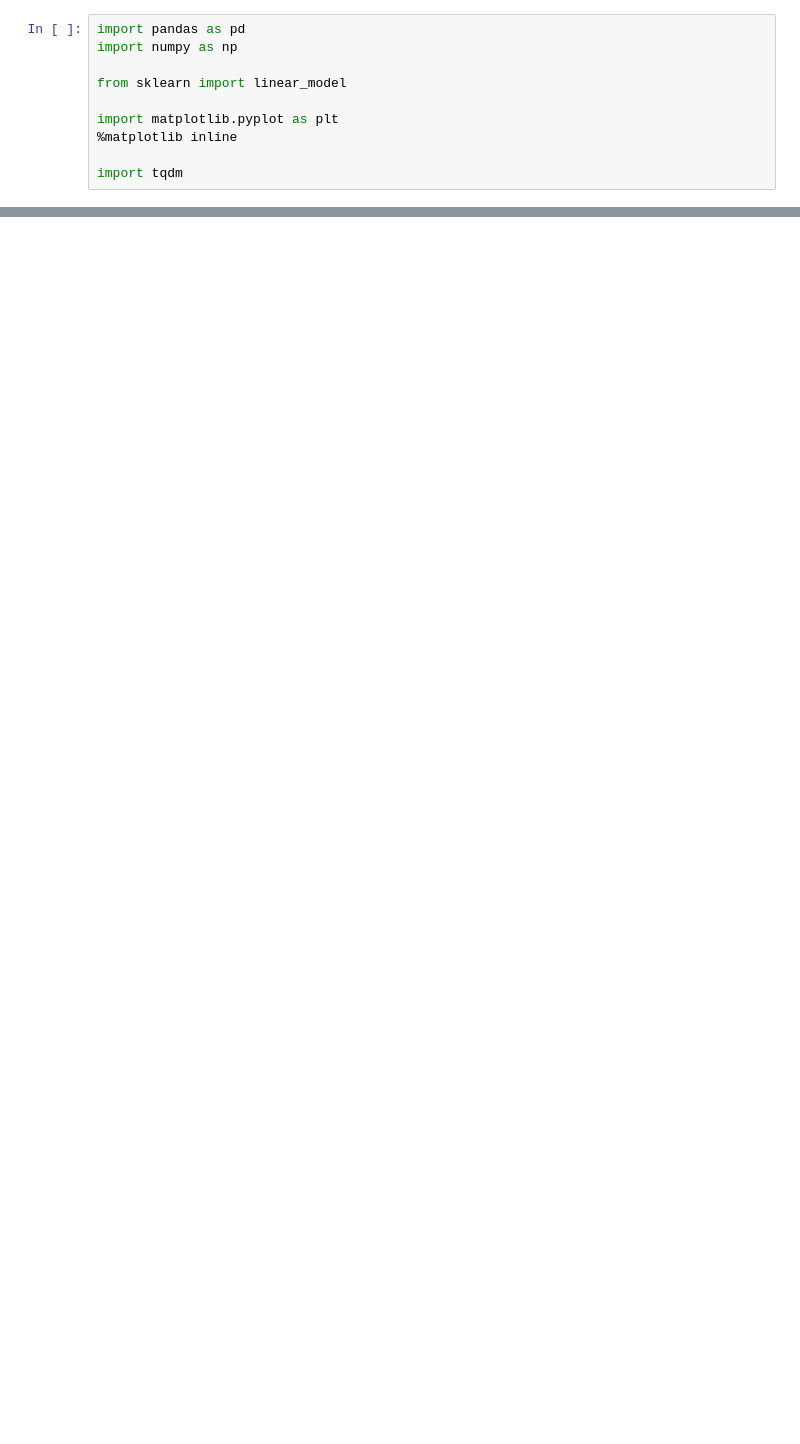
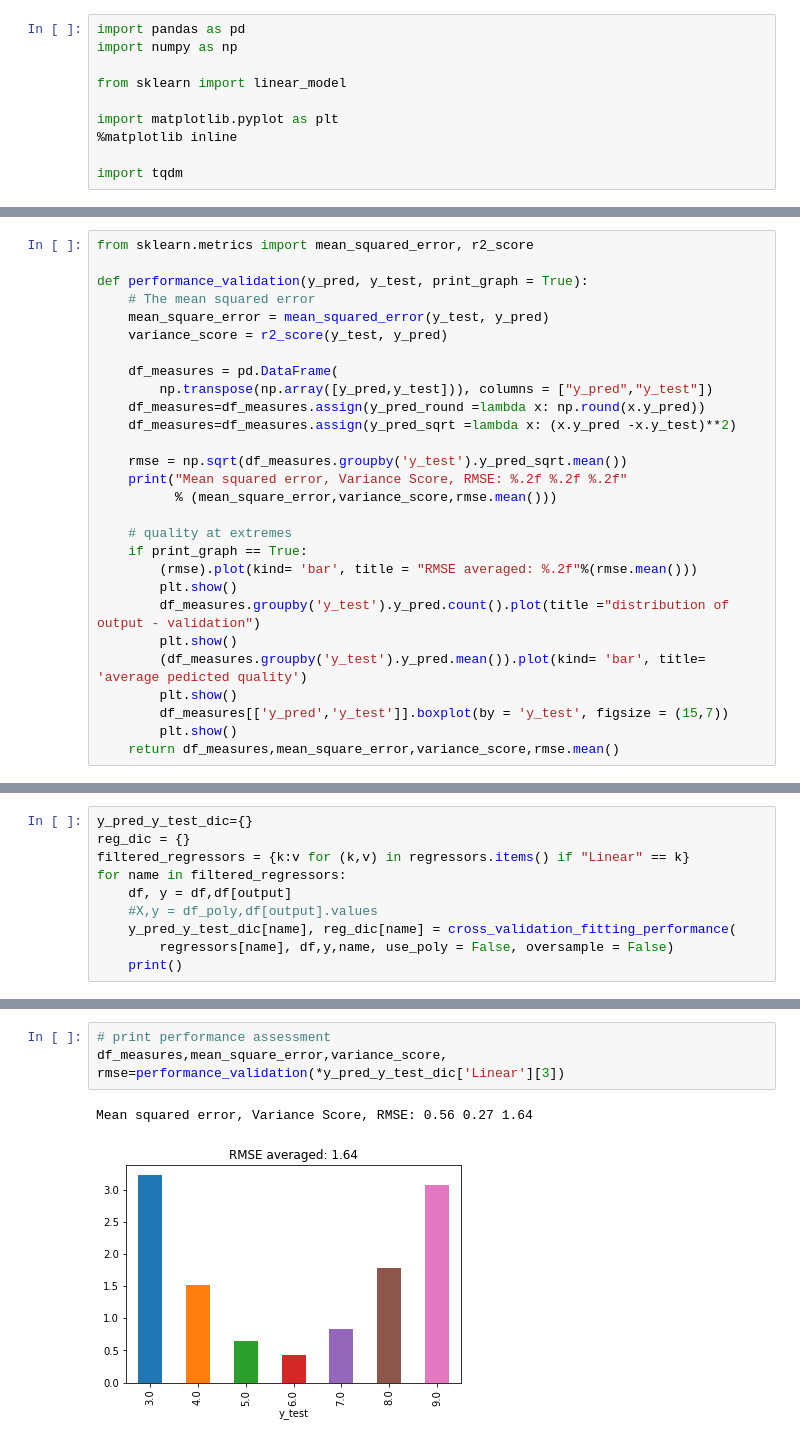
Before and after one commit to nocedan/cognitivo_teste, a Jupyter notebook: wine_quality_modelling.ipynb, the cells around one changed output, grey strips where cells are left out. Cells and saved outputs as stored; diff of their text form; blank space fills up the shorter version.

```diff
--- a/wine_quality_modelling.ipynb
+++ b/wine_quality_modelling.ipynb
@@ -76,0 +112,28 @@ Variance score: 0.30
+# %%
+from sklearn.metrics import mean_squared_error, r2_score
+
+def performance_validation(y_pred, y_test, print_graph = True):
+    # The mean squared error
+    mean_square_error = mean_squared_error(y_test, y_pred)
+    variance_score = r2_score(y_test, y_pred)
+
+    df_measures = pd.DataFrame(
+        np.transpose(np.array([y_pred,y_test])), columns = ["y_pred","y_test"])
+    df_measures=df_measures.assign(y_pred_round =lambda x: np.round(x.y_pred))
+    df_measures=df_measures.assign(y_pred_sqrt =lambda x: (x.y_pred -x.y_test)**2)
+
+    rmse = np.sqrt(df_measures.groupby('y_test').y_pred_sqrt.mean())
+    print("Mean squared error, Variance Score, RMSE: %.2f %.2f %.2f"
+          % (mean_square_error,variance_score,rmse.mean()))
+
+    # quality at extremes
+    if print_graph == True:
+        (rmse).plot(kind= 'bar', title = "RMSE averaged: %.2f"%(rmse.mean()))
+        plt.show()
+        df_measures.groupby('y_test').y_pred.count().plot(title ="distribution of output - validation")
+        plt.show()
+        (df_measures.groupby('y_test').y_pred.mean()).plot(kind= 'bar', title= 'average pedicted quality')
+        plt.show()
+        df_measures[['y_pred','y_test']].boxplot(by = 'y_test', figsize = (15,7))
+        plt.show()
+    return df_measures,mean_square_error,variance_score,rmse.mean()
@@ -76,0 +188,10 @@ Variance score: 0.30
+# %%
+y_pred_y_test_dic={}
+reg_dic = {}
+filtered_regressors = {k:v for (k,v) in regressors.items() if "Linear" == k}
+for name in filtered_regressors:
+    df, y = df,df[output]
+    #X,y = df_poly,df[output].values
+    y_pred_y_test_dic[name], reg_dic[name] = cross_validation_fitting_performance(
+        regressors[name], df,y,name, use_poly = False, oversample = False)
+    print()
@@ -76,0 +211,6 @@ Variance score: 0.30
+# %%
+# print performance assessment
+df_measures,mean_square_error,variance_score, rmse=performance_validation(*y_pred_y_test_dic['Linear'][3])
+# %% [output]
+Mean squared error, Variance Score, RMSE: 0.56 0.27 1.64
+[figure, added]
```
Also changed, not shown: parts of 25 cells of this notebook.
